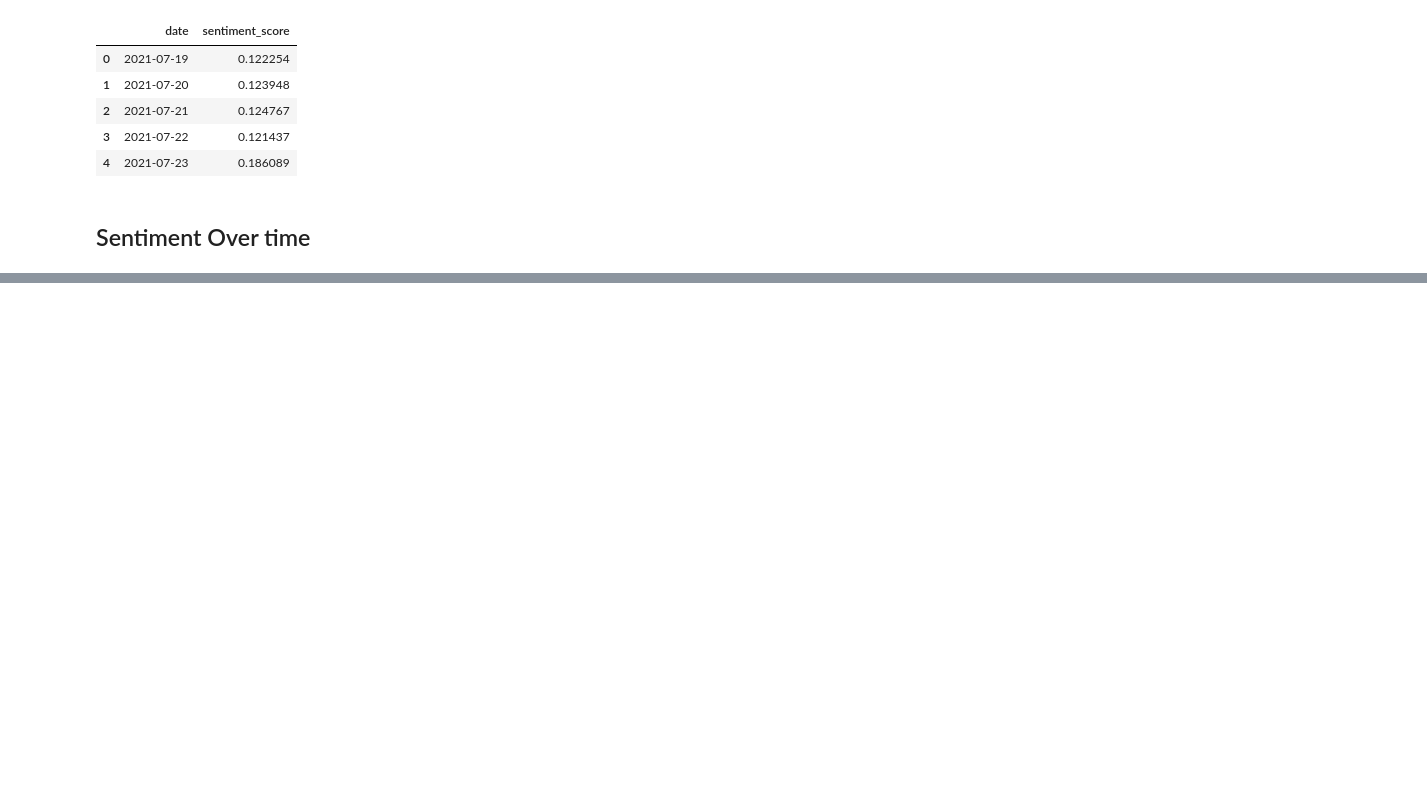
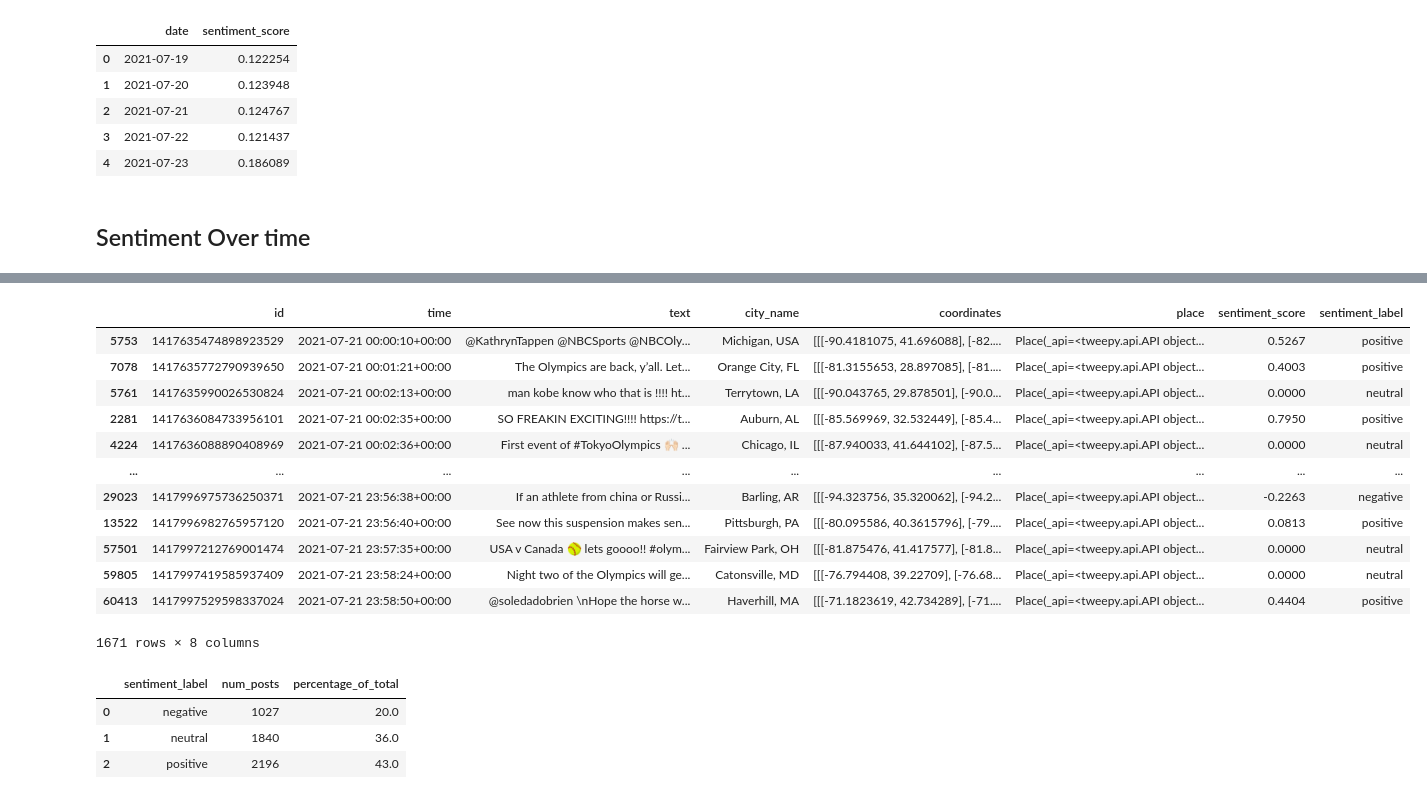
Before and after one commit to lingchensanwen/tweetTokyo, a Jupyter notebook: Preprocessing.ipynb, the cells around one changed output, grey strips where cells are left out. Drawn from its saved outputs; the diff is of its cells as text; code cells hidden in the pictures; blank space fills up the shorter version.

Commit message:
add count negative

```diff
--- a/Preprocessing.ipynb
+++ b/Preprocessing.ipynb
@@ -165,0 +178,16 @@ fig.show()
+# %%
+df_dict['2021-07-21']
+# %% [output]
+|  | id | time | text | city_name | coordinates | place | sentiment_score | sentiment_label |
+| 5753 | 1417635474898923529 | 2021-07-21 00:00:10+00:00 | @KathrynTappen @NBCSports @NBCOly... | Michigan, USA | [[[-90.4181075, 41.696088], [-82.... | Place(_api=<tweepy.api.API object... | 0.5267 | positive |
+| 7078 | 1417635772790939650 | 2021-07-21 00:01:21+00:00 | The Olympics are back, y’all. Let... | Orange City, FL | [[[-81.3155653, 28.897085], [-81.... | Place(_api=<tweepy.api.API object... | 0.4003 | positive |
+| 5761 | 1417635990026530824 | 2021-07-21 00:02:13+00:00 | man kobe know who that is !!!! ht... | Terrytown, LA | [[[-90.043765, 29.878501], [-90.0... | Place(_api=<tweepy.api.API object... | 0.0000 | neutral |
+| 2281 | 1417636084733956101 | 2021-07-21 00:02:35+00:00 | SO FREAKIN EXCITING!!!! https://t... | Auburn, AL | [[[-85.569969, 32.532449], [-85.4... | Place(_api=<tweepy.api.API object... | 0.7950 | positive |
+| 4224 | 1417636088890408969 | 2021-07-21 00:02:36+00:00 | First event of #TokyoOlympics 🙌🏻 ... | Chicago, IL | [[[-87.940033, 41.644102], [-87.5... | Place(_api=<tweepy.api.API object... | 0.0000 | neutral |
+| ... | ... | ... | ... | ... | ... | ... | ... | ... |
+| 29023 | 1417996975736250371 | 2021-07-21 23:56:38+00:00 | If an athlete from china or Russi... | Barling, AR | [[[-94.323756, 35.320062], [-94.2... | Place(_api=<tweepy.api.API object... | -0.2263 | negative |
+| 13522 | 1417996982765957120 | 2021-07-21 23:56:40+00:00 | See now this suspension makes sen... | Pittsburgh, PA | [[[-80.095586, 40.3615796], [-79.... | Place(_api=<tweepy.api.API object... | 0.0813 | positive |
+| 57501 | 1417997212769001474 | 2021-07-21 23:57:35+00:00 | USA v Canada 🥎 lets goooo!! #olym... | Fairview Park, OH | [[[-81.875476, 41.417577], [-81.8... | Place(_api=<tweepy.api.API object... | 0.0000 | neutral |
+| 59805 | 1417997419585937409 | 2021-07-21 23:58:24+00:00 | Night two of the Olympics will ge... | Catonsville, MD | [[[-76.794408, 39.22709], [-76.68... | Place(_api=<tweepy.api.API object... | 0.0000 | neutral |
+| 60413 | 1417997529598337024 | 2021-07-21 23:58:50+00:00 | @soledadobrien \nHope the horse w... | Haverhill, MA | [[[-71.1823619, 42.734289], [-71.... | Place(_api=<tweepy.api.API object... | 0.4404 | positive |
+1671 rows × 8 columns
@@ -165,0 +199,7 @@ fig.show()
+# %%
+tweets_persentiment['2021-07-25']
+# %% [output]
+|  | sentiment_label | num_posts | percentage_of_total |
+| 0 | negative | 1027 | 20.0 |
+| 1 | neutral | 1840 | 36.0 |
+| 2 | positive | 2196 | 43.0 |
```
Also changed, not shown: parts of 6 cells of this notebook.
